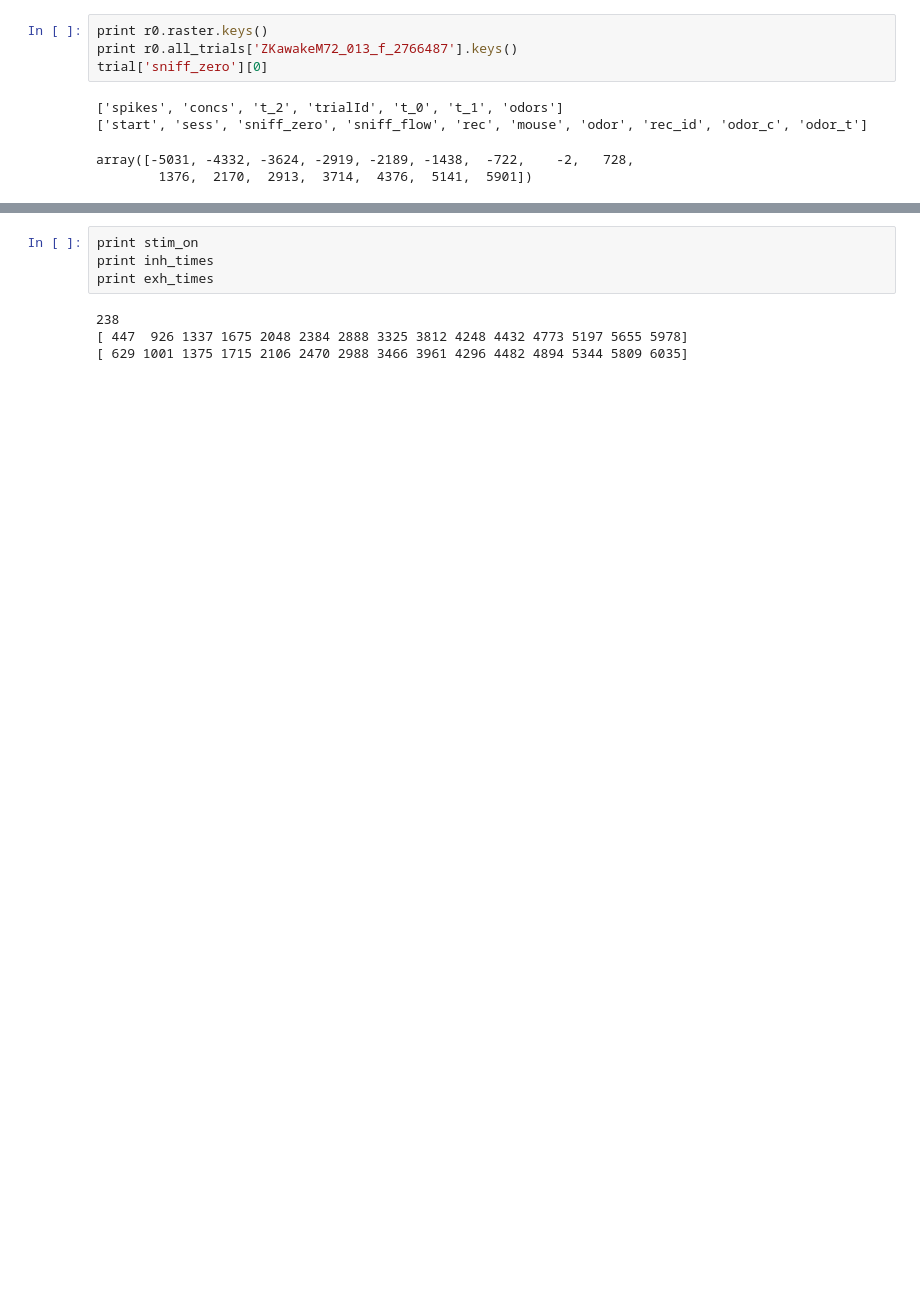
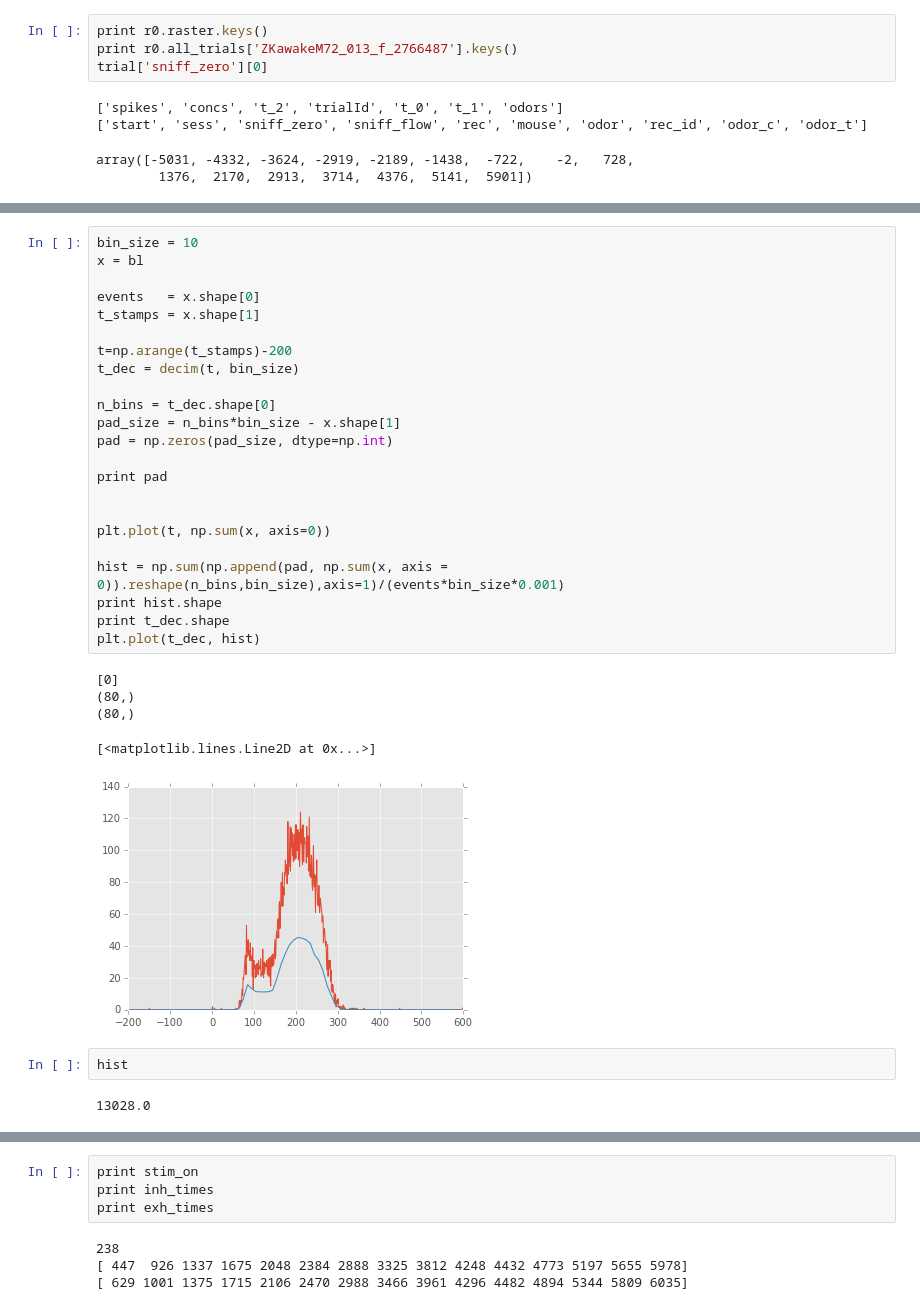
Before and after one commit to zekearneodo/ephys-tools, a Jupyter notebook: ephysScripts/Untitled-Copy1.ipynb, the cells around one changed output, grey strips where cells are left out. Saved outputs shown, nothing was run; the diff lists cells and outputs as text; blank space fills up the shorter version.

```diff
--- a/ephysScripts/Untitled-Copy1.ipynb
+++ b/ephysScripts/Untitled-Copy1.ipynb
@@ -99,0 +109,33 @@ array([-5031, -4332, -3624, -2919, -2189, -1438,  -722,    -2,   728,
+# %%
+bin_size = 10
+x = bl
+
+events   = x.shape[0]
+t_stamps = x.shape[1]
+
+t=np.arange(t_stamps)-200
+t_dec = decim(t, bin_size)
+
+n_bins = t_dec.shape[0]
+pad_size = n_bins*bin_size - x.shape[1]
+pad = np.zeros(pad_size, dtype=np.int)
+
+print pad
+
+
+plt.plot(t, np.sum(x, axis=0))
+
+hist = np.sum(np.append(pad, np.sum(x, axis = 0)).reshape(n_bins,bin_size),axis=1)/(events*bin_size*0.001)
+print hist.shape
+print t_dec.shape
+plt.plot(t_dec, hist)
+# %% [output]
+[0]
+(80,)
+(80,)
+[<matplotlib.lines.Line2D at 0x...>]
+[figure, added]
+# %%
+hist
+# %% [output]
+13028.0
```
Also changed, not shown: parts of 8 cells of this notebook, 7 other files.
